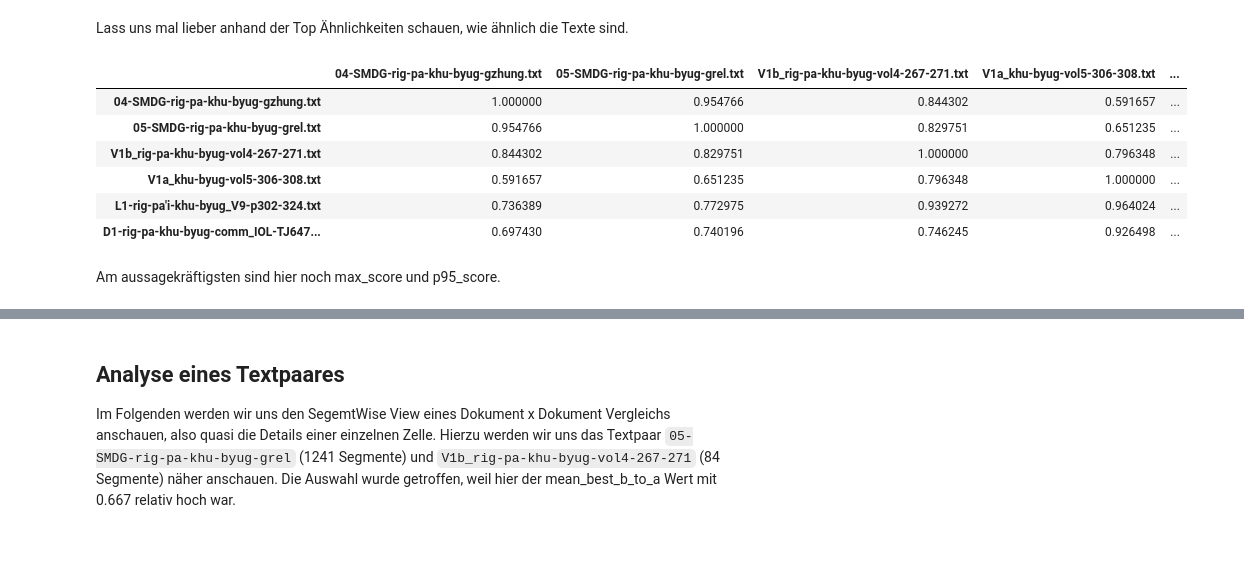
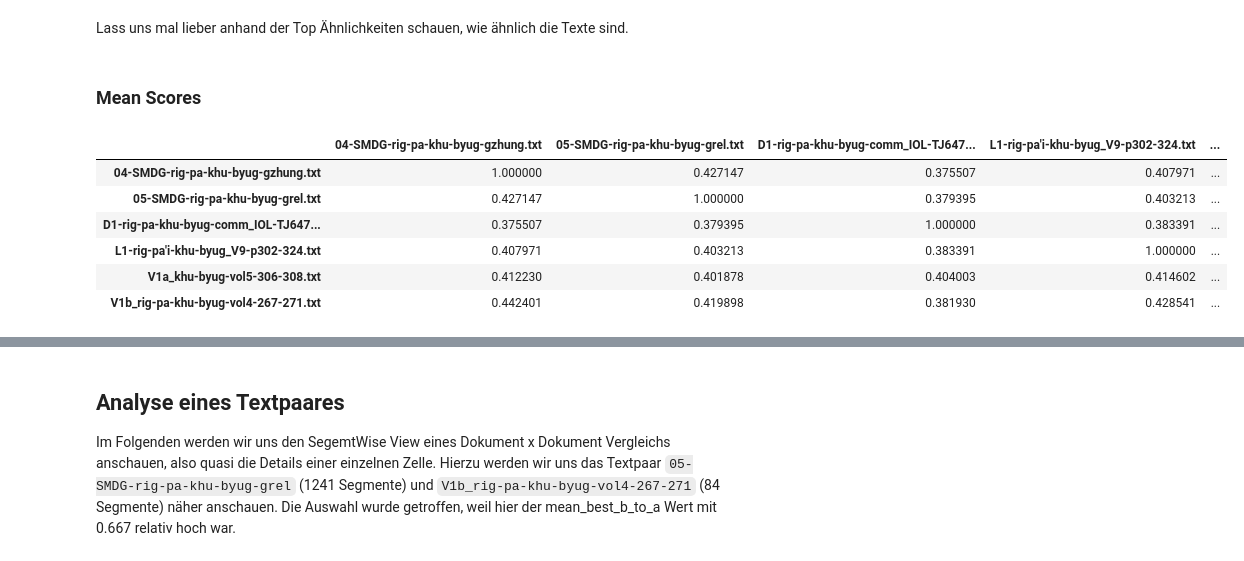
Before and after one commit to thomjur/tibetan-intertext-lab, a Jupyter notebook: study/Exploratory_Study.ipynb, the cells around one changed output, grey strips where cells are left out. Saved outputs shown, nothing was run; the diff lists cells and outputs as text; code cells hidden in the pictures.

```diff
--- a/study/Exploratory_Study.ipynb
+++ b/study/Exploratory_Study.ipynb
@@ -80,7 +75,7 @@ class TextData:
                 f"orig_text={self.orig_text[:25]}..., "
                 f"text_no_stopwords={self.text_no_stopwords[:25]}..., "
                 f"segments={True if self.segments else False}, "
-                f"embeddings={True if self.embeddings else False}"
+                f"embeddings={True if self.embeddings else False}, "
                 f"segments_no_stopwords={True if self.segments_no_stopwords else False}, "
                 f"embeddings_no_stopwords={True if self.embeddings_no_stopwords else False}"
                 f")"
@@ -89,16 +84,16 @@ class TextData:
 ## Preparing Texts
 # %%
 STOPWORDS = None
-with open("stopwords.txt", "r") as f:
+with open("stopwords_selected.txt", "r") as f:
     STOPWORDS = f.read()
     STOPWORDS = STOPWORDS.replace("\n", "|").strip()
 
 def _remove_stopwords(text: str) -> str:
     text = re.sub(fr"{STOPWORDS}", "", text)
-    text = re.sub("\n|\t|\r", " ", text)
+    text = re.sub("\n|\t|\r|\\ufeff", "", text)
     # Removing page numbers etc. [p.213] [(l. 22)] (22)
     text = re.sub(r"\[.*?\]|\(.*?\)", " ", text)
-    text = re.sub(r"\s{2,}", " ", text)
+    text = re.sub(r"\s+", "", text)
     return text.strip()
 # %%
 # Loading all texts from folder
@@ -167,9 +186,9 @@ text_list[0]
 ### Storing Data as pickle Files
 # %%
 import pickle
-filename = "data_8b_emb.pkl"
+filename = "data_4b_emb.pkl"
 with open(f"data/{filename}", "wb") as f:
-    pickle.dump(text_list, f, protocol=pickle.HIGHEST_PROTOCOL)
+    #pickle.dump(text_list, f, protocol=pickle.HIGHEST_PROTOCOL)
 # %% [markdown]
 # Loading Processed Text Data
 If embeddings have already been created, you can save the `TextData` list in a byte format an reload it at a later point.
@@ -292,7 +425,7 @@ from itertools import combinations
 
 results = []
 for text_a, text_b in combinations(loaded_data, 2):
-    result = sdk.pairwise_from_embedding_views(text_a.embeddings, text_b.embeddings)
+    result = sdk.pairwise_from_embedding_views(text_a.embeddings_no_stopwords, text_b.embeddings_no_stopwords)
     results.append((text_a.name, text_b.name, result))
 # %%
 # Makes sense because of n! / k! * (n-k)! -> 6! / 2! * 4! -> 6 * 5 / 2 -> 15
@@ -361,34 +494,34 @@ plt.show()
 Die Heatmaps sind ziemlicher Sondermüll. Schauen wir uns lieber die konkreten Stats der Embeddings vergleiche an.
 # %% [markdown]
 Lass uns mal lieber anhand der Top Ähnlichkeiten schauen, wie ähnlich die Texte sind.
+# %% [markdown]
+### Mean Scores
 # %%
 import pandas as pd
 import numpy as np
 
 text_names = [text.name for text in loaded_data]
 
 df_mean_scores = pd.DataFrame(
     np.nan, index=text_names, columns=text_names
 )
 
 # Diagonale über .loc setzen statt np.fill_diagonal
 for name in text_names:
     df_mean_scores.loc[name, name] = 1.0
 
 # Werte eintragen (symmetrisch)
 for text_a_name, text_b_name, pairwise_result in results:
-    score = pairwise_result.metrics.max_score
+    score = pairwise_result.metrics.mean_score
     df_mean_scores.loc[text_a_name, text_b_name] = score
     df_mean_scores.loc[text_b_name, text_a_name] = score
 
 df_mean_scores
 # %% [output]
-|  | 04-SMDG-rig-pa-khu-byug-gzhung.txt | 05-SMDG-rig-pa-khu-byug-grel.txt | V1b_rig-pa-khu-byug-vol4-267-271.txt | V1a_khu-byug-vol5-306-308.txt | ... |
-| 04-SMDG-rig-pa-khu-byug-gzhung.txt | 1.000000 | 0.954766 | 0.844302 | 0.591657 | ... |
-| 05-SMDG-rig-pa-khu-byug-grel.txt | 0.954766 | 1.000000 | 0.829751 | 0.651235 | ... |
-| V1b_rig-pa-khu-byug-vol4-267-271.txt | 0.844302 | 0.829751 | 1.000000 | 0.796348 | ... |
-| V1a_khu-byug-vol5-306-308.txt | 0.591657 | 0.651235 | 0.796348 | 1.000000 | ... |
-| L1-rig-pa'i-khu-byug_V9-p302-324.txt | 0.736389 | 0.772975 | 0.939272 | 0.964024 | ... |
-| D1-rig-pa-khu-byug-comm_IOL-TJ647... | 0.697430 | 0.740196 | 0.746245 | 0.926498 | ... |
+|  | 04-SMDG-rig-pa-khu-byug-gzhung.txt | 05-SMDG-rig-pa-khu-byug-grel.txt | D1-rig-pa-khu-byug-comm_IOL-TJ647... | L1-rig-pa'i-khu-byug_V9-p302-324.txt | ... |
+| 04-SMDG-rig-pa-khu-byug-gzhung.txt | 1.000000 | 0.427147 | 0.375507 | 0.407971 | ... |
+| 05-SMDG-rig-pa-khu-byug-grel.txt | 0.427147 | 1.000000 | 0.379395 | 0.403213 | ... |
+| D1-rig-pa-khu-byug-comm_IOL-TJ647... | 0.375507 | 0.379395 | 1.000000 | 0.383391 | ... |
+| L1-rig-pa'i-khu-byug_V9-p302-324.txt | 0.407971 | 0.403213 | 0.383391 | 1.000000 | ... |
+| V1a_khu-byug-vol5-306-308.txt | 0.412230 | 0.401878 | 0.404003 | 0.414602 | ... |
+| V1b_rig-pa-khu-byug-vol4-267-271.txt | 0.442401 | 0.419898 | 0.381930 | 0.428541 | ... |
-# %% [markdown]
-Am aussagekräftigsten sind hier noch max_score und p95_score.
```
Also changed, not shown: parts of 85 cells of this notebook, 14 other files.
